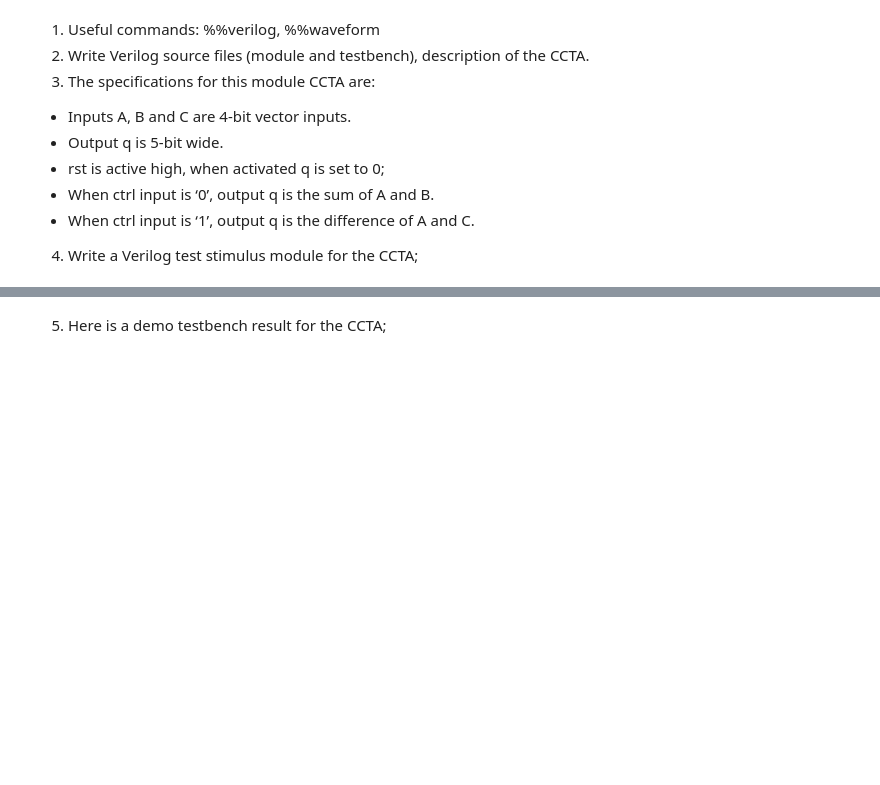
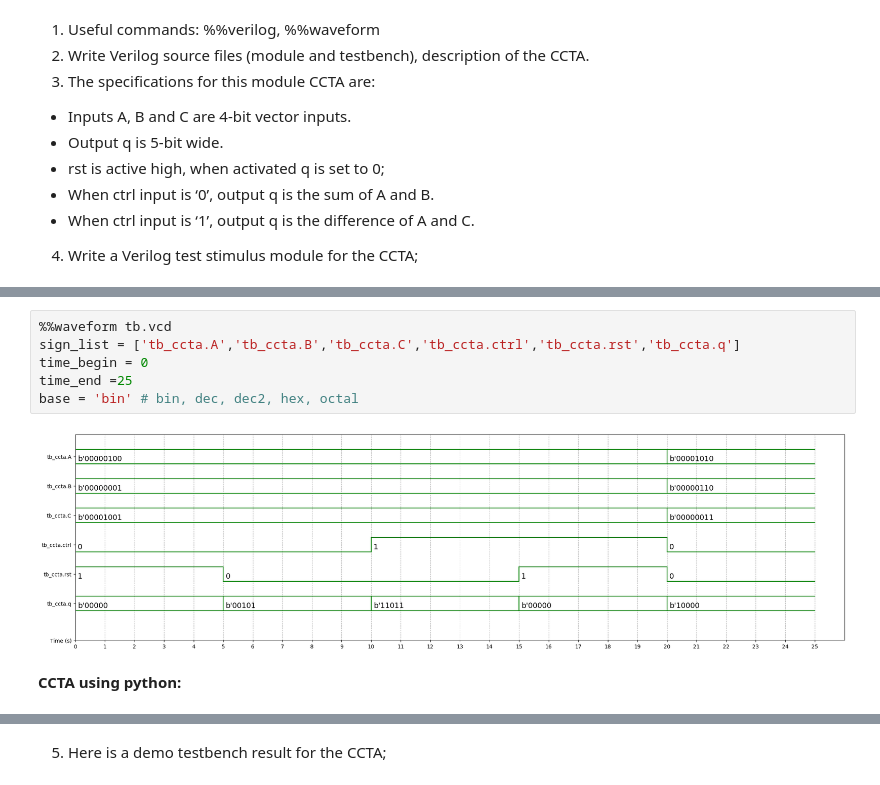
Before and after one commit to Varshan98/Suriya_DSL_HW, a Jupyter notebook: HW3_VerilogGitHomework.ipynb, the cells around one changed output, grey strips where cells are left out. Drawn from its saved outputs; the diff is of its cells as text; blank space fills up the shorter version.

```diff
--- a/HW3_VerilogGitHomework.ipynb
+++ b/HW3_VerilogGitHomework.ipynb
@@ -375,0 +641,10 @@ endmodule
+# %%
+%%waveform tb.vcd
+sign_list = ['tb_ccta.A','tb_ccta.B','tb_ccta.C','tb_ccta.ctrl','tb_ccta.rst','tb_ccta.q']
+time_begin = 0
+time_end =25
+base = 'bin' # bin, dec, dec2, hex, octal
+# %% [output]
+[figure, added]
+# %% [markdown]
+**CCTA using python:**
```
Also changed, not shown: parts of 17 cells of this notebook.
